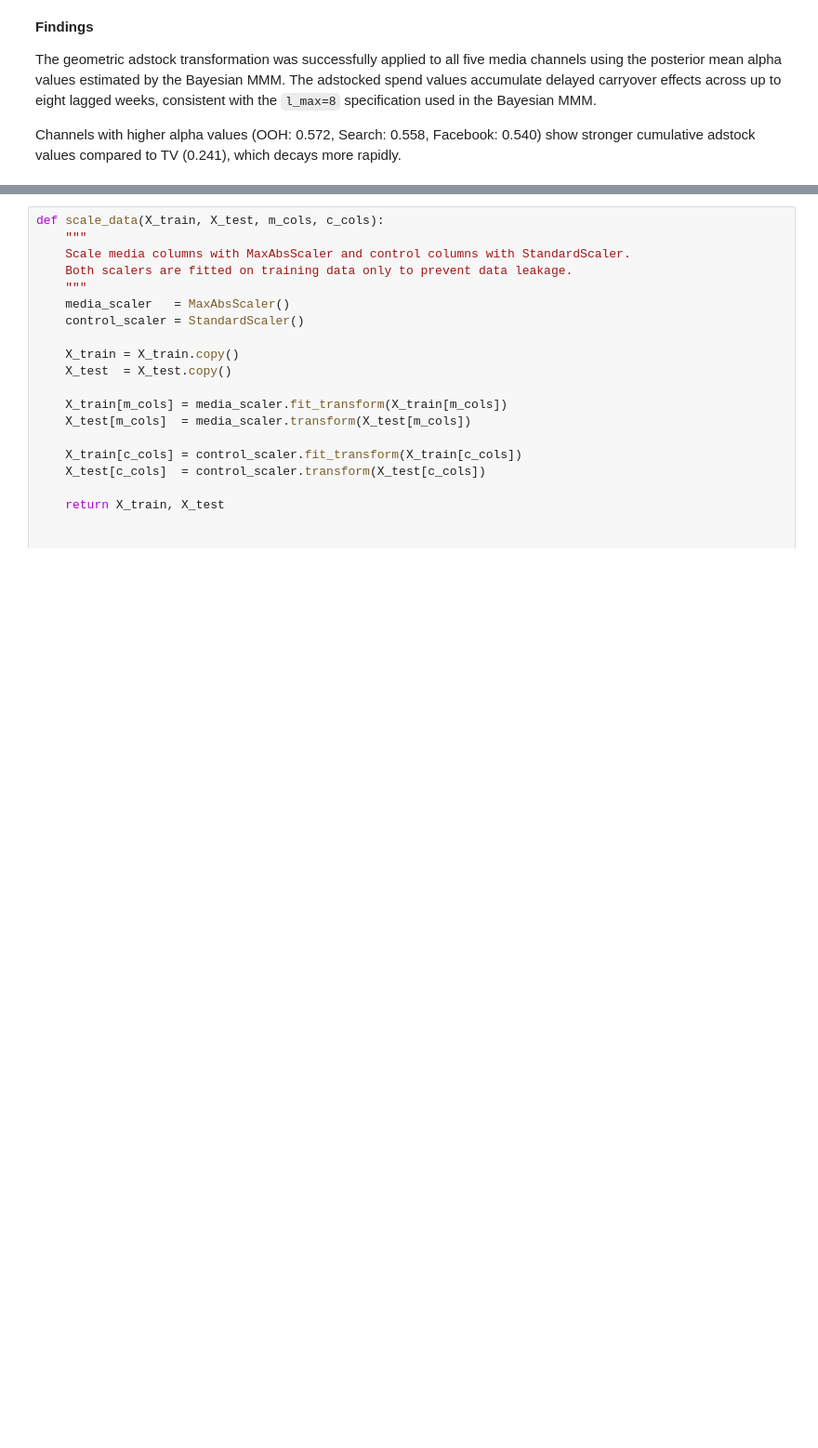
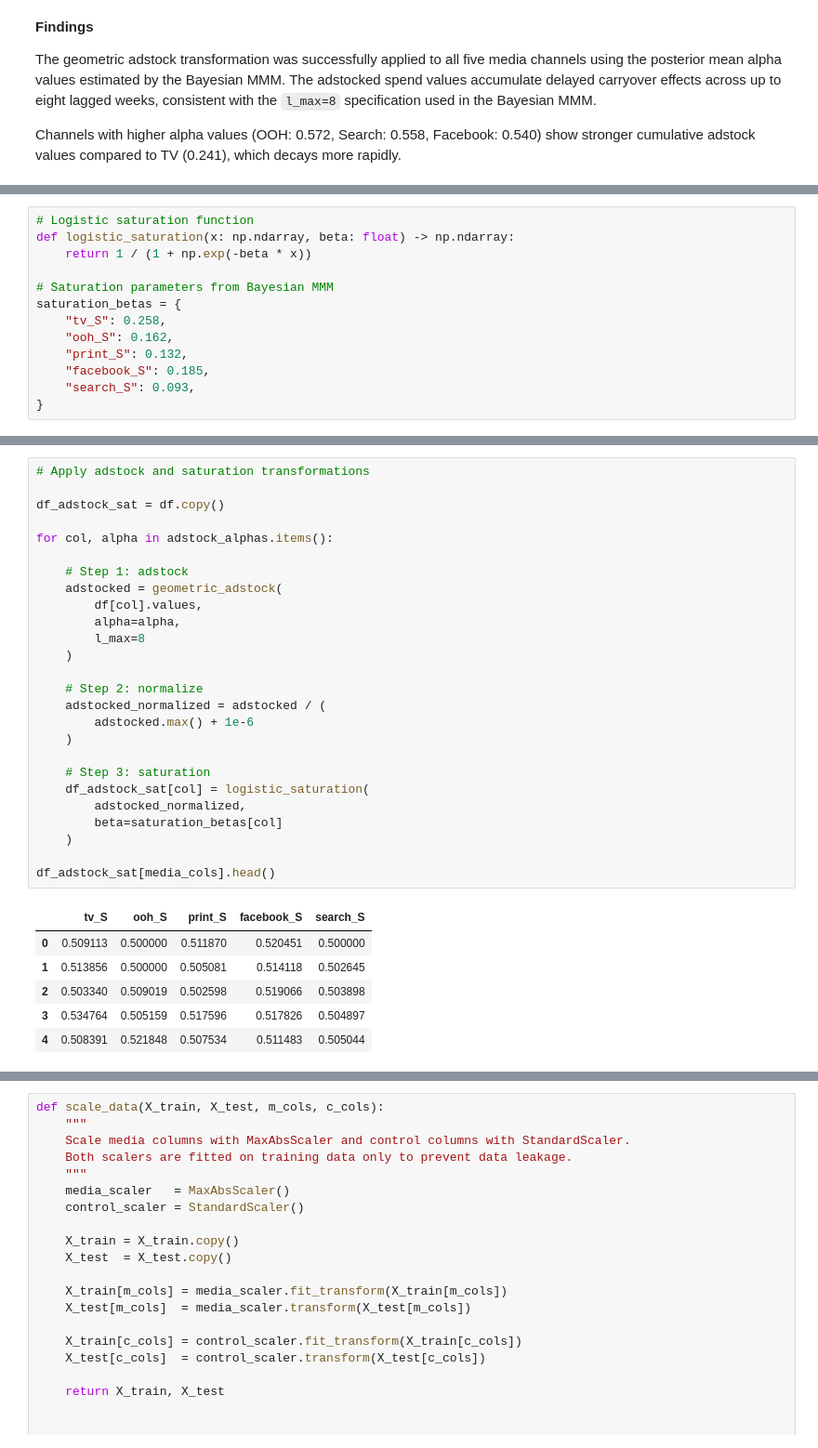
Before and after one commit to ismaelale13/seminar-mmm-pfn, a Jupyter notebook: notebooks/05_do_pfn_extended_documented.ipynb, the cells around one changed output, grey strips where cells are left out. Shown at 93% size. Cells and saved outputs as stored; diff of their text form; blank space fills up the shorter version.

Commit message:
Saturation Effect

```diff
--- a/notebooks/05_do_pfn_extended_documented.ipynb
+++ b/notebooks/05_do_pfn_extended_documented.ipynb
@@ -215,0 +217,13 @@ Channels with higher alpha values (OOH: 0.572, Search: 0.558, Facebook: 0.540) s
+# %%
+# Logistic saturation function
+def logistic_saturation(x: np.ndarray, beta: float) -> np.ndarray:
+    return 1 / (1 + np.exp(-beta * x))
+
+# Saturation parameters from Bayesian MMM
+saturation_betas = {
+    "tv_S": 0.258,
+    "ooh_S": 0.162,
+    "print_S": 0.132,
+    "facebook_S": 0.185,
+    "search_S": 0.093,
+}
@@ -215,0 +252,33 @@ Channels with higher alpha values (OOH: 0.572, Search: 0.558, Facebook: 0.540) s
+# %%
+# Apply adstock and saturation transformations
+
+df_adstock_sat = df.copy()
+
+for col, alpha in adstock_alphas.items():
+
+    # Step 1: adstock
+    adstocked = geometric_adstock(
+        df[col].values,
+        alpha=alpha,
+        l_max=8
+    )
+
+    # Step 2: normalize
+    adstocked_normalized = adstocked / (
+        adstocked.max() + 1e-6
+    )
+
+    # Step 3: saturation
+    df_adstock_sat[col] = logistic_saturation(
+        adstocked_normalized,
+        beta=saturation_betas[col]
+    )
+
+df_adstock_sat[media_cols].head()
+# %% [output]
+|  | tv_S | ooh_S | print_S | facebook_S | search_S |
+| 0 | 0.509113 | 0.500000 | 0.511870 | 0.520451 | 0.500000 |
+| 1 | 0.513856 | 0.500000 | 0.505081 | 0.514118 | 0.502645 |
+| 2 | 0.503340 | 0.509019 | 0.502598 | 0.519066 | 0.503898 |
+| 3 | 0.534764 | 0.505159 | 0.517596 | 0.517826 | 0.504897 |
+| 4 | 0.508391 | 0.521848 | 0.507534 | 0.511483 | 0.505044 |
```
Also changed, not shown: parts of 20 cells of this notebook.
